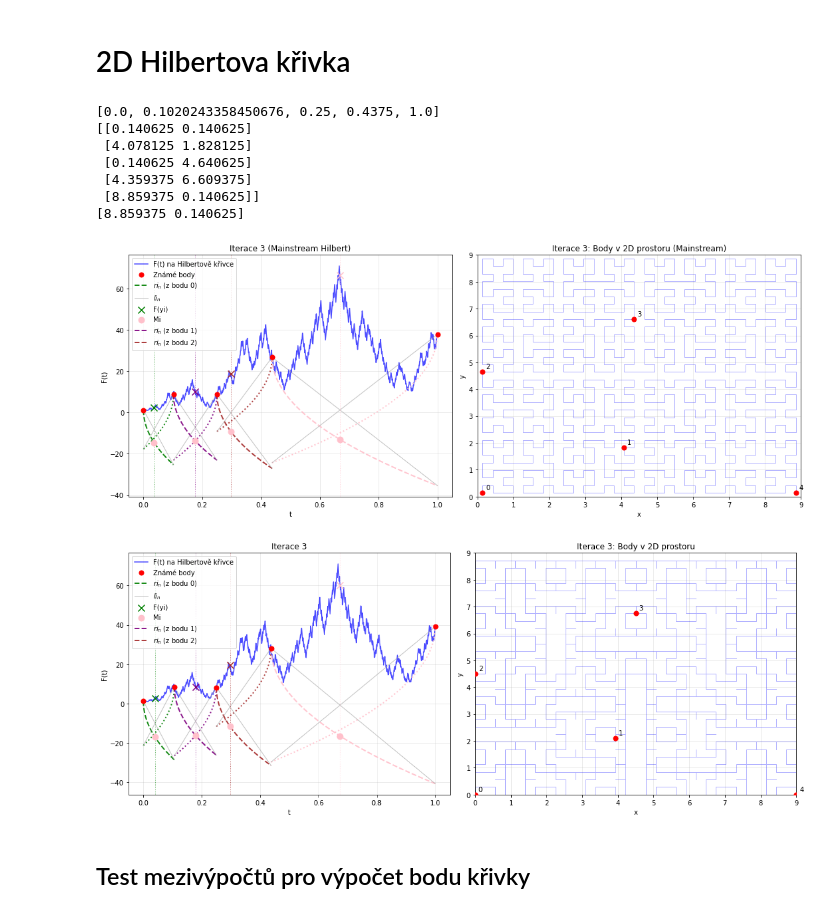
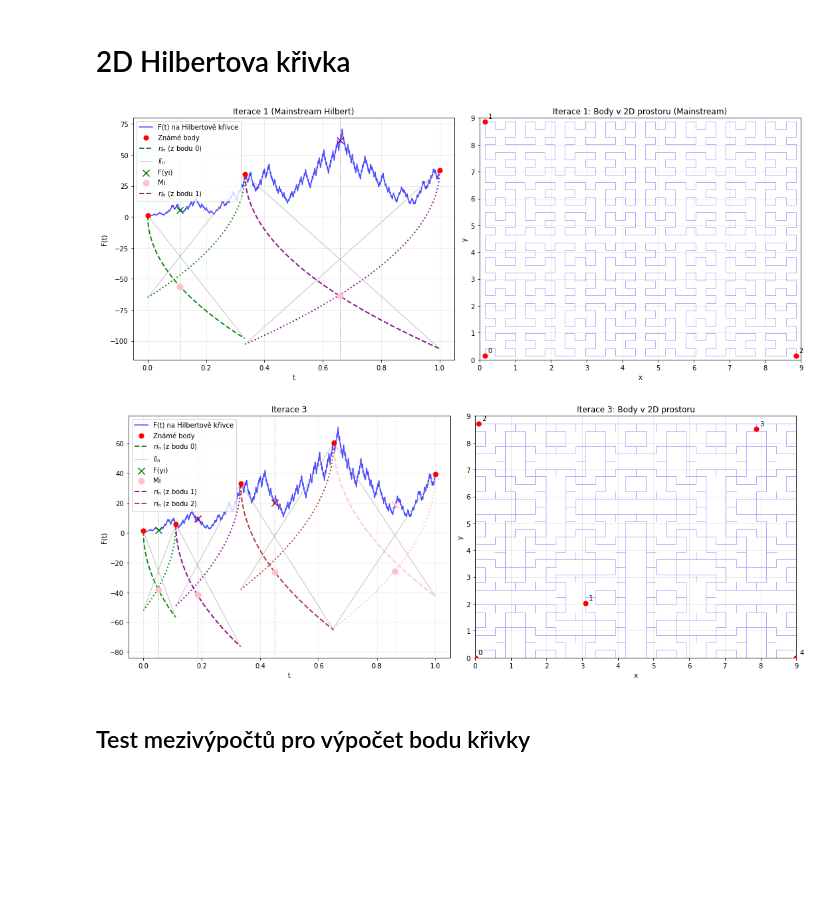
Before and after one commit to NIE0087/BP---prostor-vyplnujici-krivky, a Jupyter notebook: example2D.ipynb, the cells around one changed output. Drawn from its saved outputs; the diff is of its cells as text; code cells hidden in the pictures; blank space fills up the shorter version.

```diff
--- a/example2D.ipynb
+++ b/example2D.ipynb
@@ -5,26 +5,19 @@ from Hilbert2D import Hilbert2D
 # %%
 hilbert = Hilbert2D(15)
 # Vykreslí paraboloidy v první iteraci (iteration_to_plot=0)
-hilbert.plot_holder_paraboloids_mainstream(H=-2, r=2, eps=1e-4, max_iter=10,
+hilbert.plot_holder_paraboloids_mainstream(H=-1, r=3, eps=1e-4, max_iter=10,
                                 n=5, x_min=0, x_max=9, y_min=0, y_max=9,
-                                whatFunc=0, iteration_to_plot=3)
+                                whatFunc=0, iteration_to_plot=1)
 # %% [output]
-[0.0, 0.1020243358450676, 0.25, 0.4375, 1.0]
-[[0.140625 0.140625]
- [4.078125 1.828125]
- [0.140625 4.640625]
- [4.359375 6.609375]
- [8.859375 0.140625]]
-[8.859375 0.140625]
-[figure, old version]
+[figure, new version]
 # %%
 hilbert = Hilbert2D(15)
 # Vykreslí paraboloidy v první iteraci (iteration_to_plot=0)
-hilbert.plot_holder_paraboloids(H=-2, r=2, eps=1e-4, max_iter=10,
+hilbert.plot_holder_paraboloids(H=-2, r=3, eps=1e-4, max_iter=10,
                                 n=5, x_min=0, x_max=9, y_min=0, y_max=9,
                                 whatFunc=0, iteration_to_plot=3)
 # %% [output]
-[figure, old version]
+[figure, new version]
 # %% [markdown]
 ## Test mezivýpočtů pro výpočet bodu křivky
 # %%
```
Also changed, not shown: parts of 15 cells of this notebook, 1 other file.
